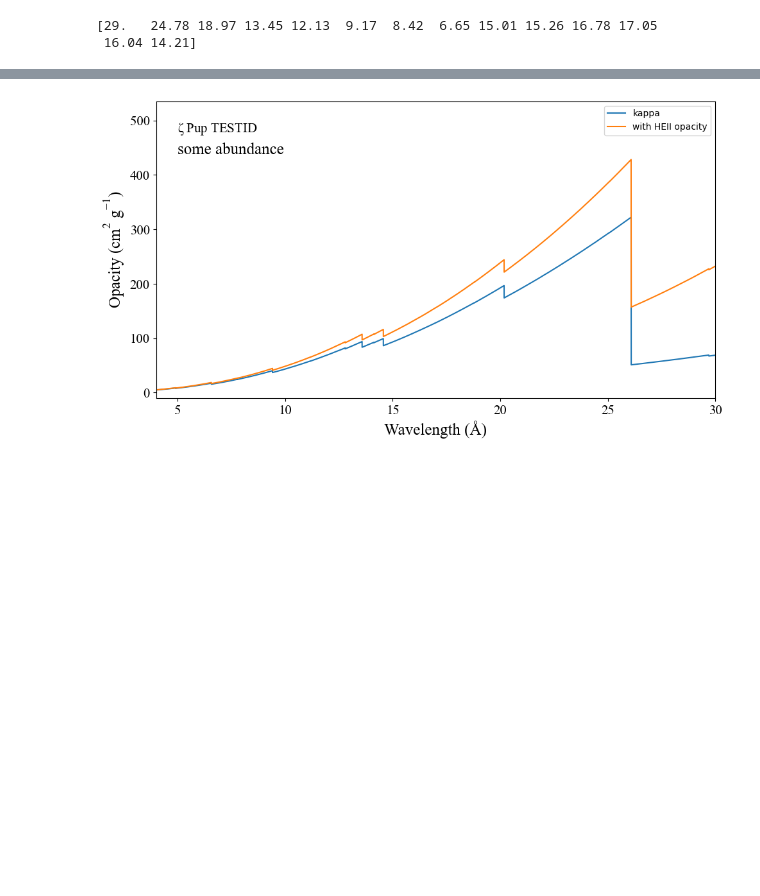
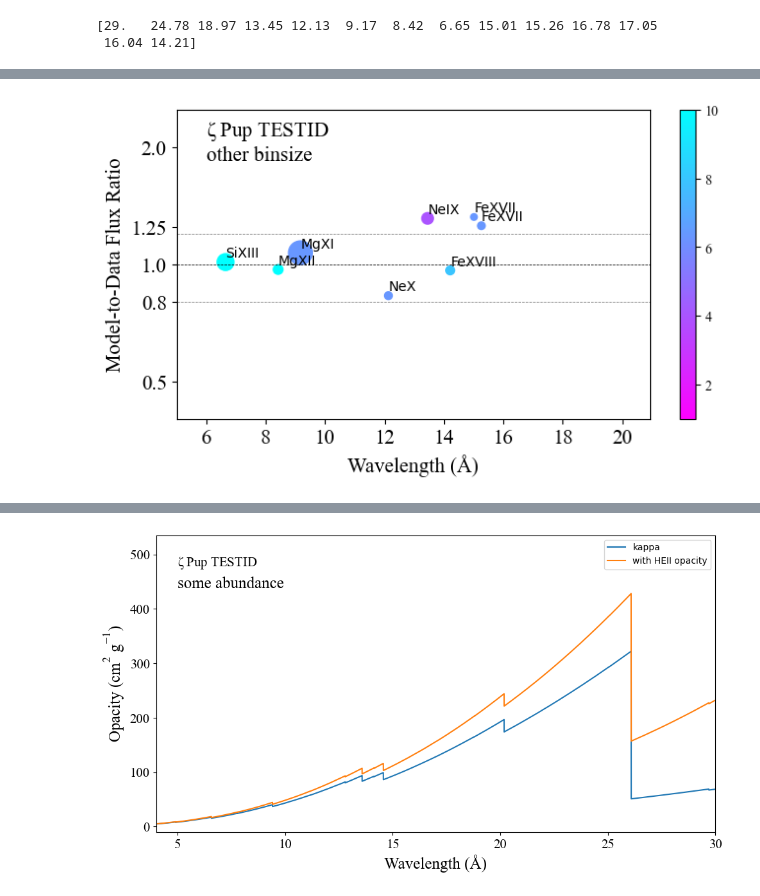
Before and after one commit to IsaacLev123/ZetaPupPlots--all-, a Jupyter notebook: Zeta Pup Plots (all of em).ipynb, the cells around one changed output, grey strips where cells are left out. Drawn from its saved outputs; the diff is of its cells as text; code cells hidden in the pictures; blank space fills up the shorter version.

```diff
--- a/Zeta Pup Plots (all of em).ipynb
+++ b/Zeta Pup Plots (all of em).ipynb
@@ -600,0 +483,83 @@ plt.show()
+# %%
+#combined MEG and HEG polka dot plot
+
+#MEG data
+line_counts0 = [none_to_zero(int_tot0[i][3]) for i in range(len(int_tot0))] #continuum-subtracted data integral
+max_line0 = max(line_counts0)
+# HEG data
+line_counts1 = [none_to_zero(int_tot1[i][3]) for i in range(len(int_tot1))]
+max_line1 = max(line_counts1)
+# calculate and plot the combined Meg/Heg ratios
+weighted_ratios = [] #we do (MEG model + HEG model)/(MEG data + HEG data) instead of (MEG ratio + HEG ratio)/2
+for i in range(len(int_tot0)):
+    if int_tot0[i][3] == None and int_tot1[i][3] == None:
+        weighted_ratios.append(None)
+    elif int_tot0[i][3] == None:
+        weighted_ratios.append(int_tot1[i][4]/int_tot1[i][3])
+    elif int_tot1[i][3] == None:
+        weighted_ratios.append(int_tot0[i][4]/int_tot0[i][3])
+    else:
+        total_data = int_tot0[i][3]+int_tot1[i][3]
+        total_model = int_tot0[i][4]+int_tot1[i][4]
+        weighted_ratios.append(total_model/total_data)
+combined_flux = []
+for i in range(len(int_tot0)):
+    if int_tot0[i][3] == None and int_tot1[i][3] == None:
+        combined_flux.append(0)
+    elif int_tot0[i][3] == None:
+        combined_flux.append(int_tot1[i][3])
+    elif int_tot1[i][3] == None:
+        combined_flux.append(int_tot0[i][3])
+    else:
+        combined_flux.append(int_tot0[i][3]+int_tot1[i][3])
+max_line2 = max(combined_flux)
+plt.rcParams['figure.figsize'] = (7,4)
+fig, ax = plt.subplots()
+x = []
+y = []
+sizes = []
+label2 = []
+color = []
+for i in range(len(int_tot1)):
+    if int_tot1[i][3] != None or int_tot0[i][3] != None:
+        if weighted_ratios[i]>0 and weighted_ratios[i]<2.25:
+            x.append(line_locs[i])
+            y.append(weighted_ratios[i])
+            sizes.append(300*combined_flux[i]/max_line2)
+            label2.append(int_tot0[i][0])
+            color.append(line_temps[i]/1e6)
+
+for i, txt in enumerate(label2):
+    ax.annotate(txt, (x[i],y[i]*1.03))
+im=ax.scatter(x,y,s=sizes,c=color,cmap=mp.colormaps['cool_r'],vmin=1,vmax=10)
+plt.axhline(y=1, color='k', linestyle='--',linewidth=0.5)
+plt.axhline(y=0.8, color='gray', linestyle='--',linewidth=0.5)
+plt.axhline(y=1.2, color='gray', linestyle='--',linewidth=0.5)
+plt.xlabel("Wavelength (Å)",fontsize=15,fontname=tnr)
+plt.ylabel("Model-to-Data Flux Ratio",fontsize=15,fontname=tnr)
+ax.set_yscale('log')
+plt.xticks(fontname=tnr,fontsize=15)
+ax.yaxis.set_major_locator(plt.NullLocator())
+ax.yaxis.set_minor_locator(plt.NullLocator())
+ax.set_yticks([.5,.8,1,1.25,2.0])
+ax.set_yticklabels(['0.5','0.8','1.0','1.25','2.0'],fontname=tnr,fontsize=15)
+plt.ylim(.4,2.5)
+plt.xlim(5,max(histwvs[0])*1.25)
+plt.xticks(fontname=tnr,fontsize=15)
+ax.xaxis.set_major_locator(MaxNLocator(integer=True))
+plt.text(6,1.85,"%s %s\n%s" %(starname, obsID, binsize),fontsize=15,fontname=tnr)
+plt.tight_layout(pad=1)
+
+cbar=fig.colorbar(im,ax=ax,ticks=[2,4,6,8,10],cmap="cool_r")
+cbar.ax.set_yticklabels(["2", '4', '6','8','10'],fontname=tnr)
+
+plt.savefig(dot_name)
+plt.show()
+
+#plotting MEG polka dot plot
+polkadot(int_tot0, MEG, MEGdot_name)
+
+#plotting HEG polka dot plot
+polkadot(int_tot1, HEG, HEGdot_name)
+# %% [output]
+[figure, added]
```
Also changed, not shown: parts of 4 cells of this notebook.
